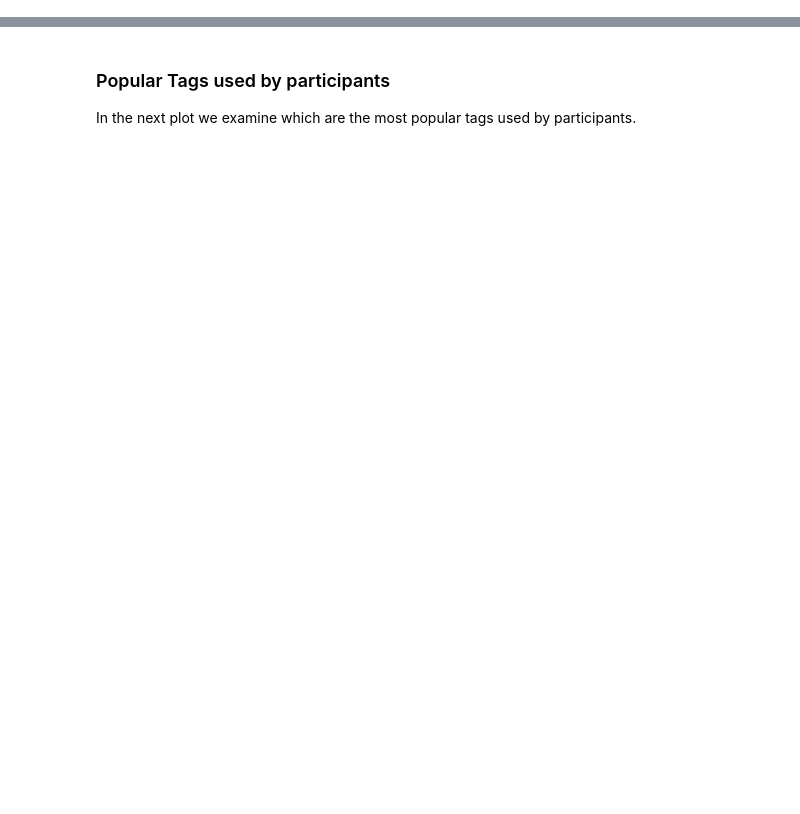
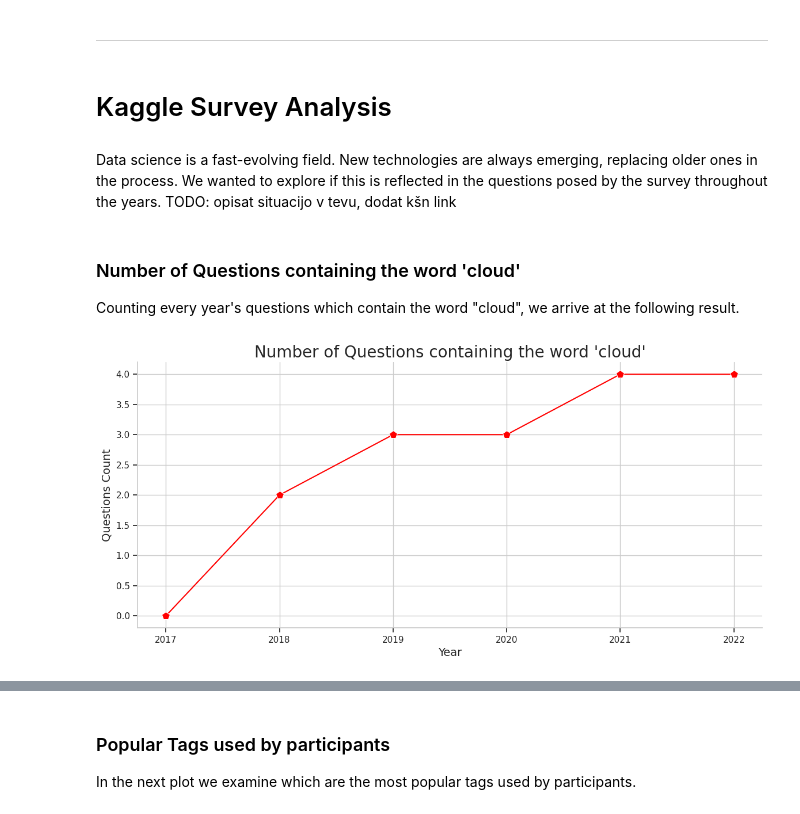
Before and after one commit to moratsam/kaggle-survey-2022, a Jupyter notebook: Kaggle_Survey_2022.ipynb, the cells around one changed output, grey strips where cells are left out. Saved outputs shown, nothing was run; the diff lists cells and outputs as text; code cells hidden in the pictures; blank space fills up the shorter version.

```diff
--- a/Kaggle_Survey_2022.ipynb
+++ b/Kaggle_Survey_2022.ipynb
@@ -234,0 +70,6 @@ plt.show()
+# %% [markdown]
+---
+# %% [markdown]
+# Kaggle Survey Analysis
+# %% [markdown]
+Data science is a fast-evolving field. New technologies are always emerging, replacing older ones in the process. We wanted to explore if this is reflected in the questions posed by the survey throughout the years. TODO: opisat situacijo v tevu, dodat kšn link
@@ -234,0 +88,30 @@ plt.show()
+# %% [markdown]
+### Number of Questions containing the word 'cloud'
+Counting every year's questions which contain the word "cloud", we arrive at the following result.
+# %%
+#with open('../input/kaggle-survey-historical-meta/all_questions.json') as f:
+with open('kaggle-survey-historical-meta/all_questions.json') as f:
+    all_qs = json.load(f)
+
+cloud_cnts = {year: 0 for year in range(2017, 2023)}
+for year in all_qs:
+    for question in all_qs[year].values():
+         if 'cloud' in question:
+             cloud_cnts[int(year)] += 1
+
+cloud_series = pd.Series(cloud_cnts)
+
+custom_params = {"axes.spines.right": False, "axes.spines.top": False}
+sns.set_theme(style="whitegrid", rc=custom_params)
+plt.figure(figsize=(14,6))
+
+
+sns.lineplot(x=cloud_series.index, y=cloud_series, marker='p',markersize= 10, color='red')
+plt.title("Number of Questions containing the word 'cloud'",fontsize=20)
+plt.xlabel('Year', fontsize=14);
+plt.ylabel('Questions Count', fontsize=14)
+plt.tick_params(bottom=True, left=True)
+
+plt.show()
+# %% [output]
+[figure, added]
```
Also changed, not shown: parts of 78 cells of this notebook, 3 other files.
